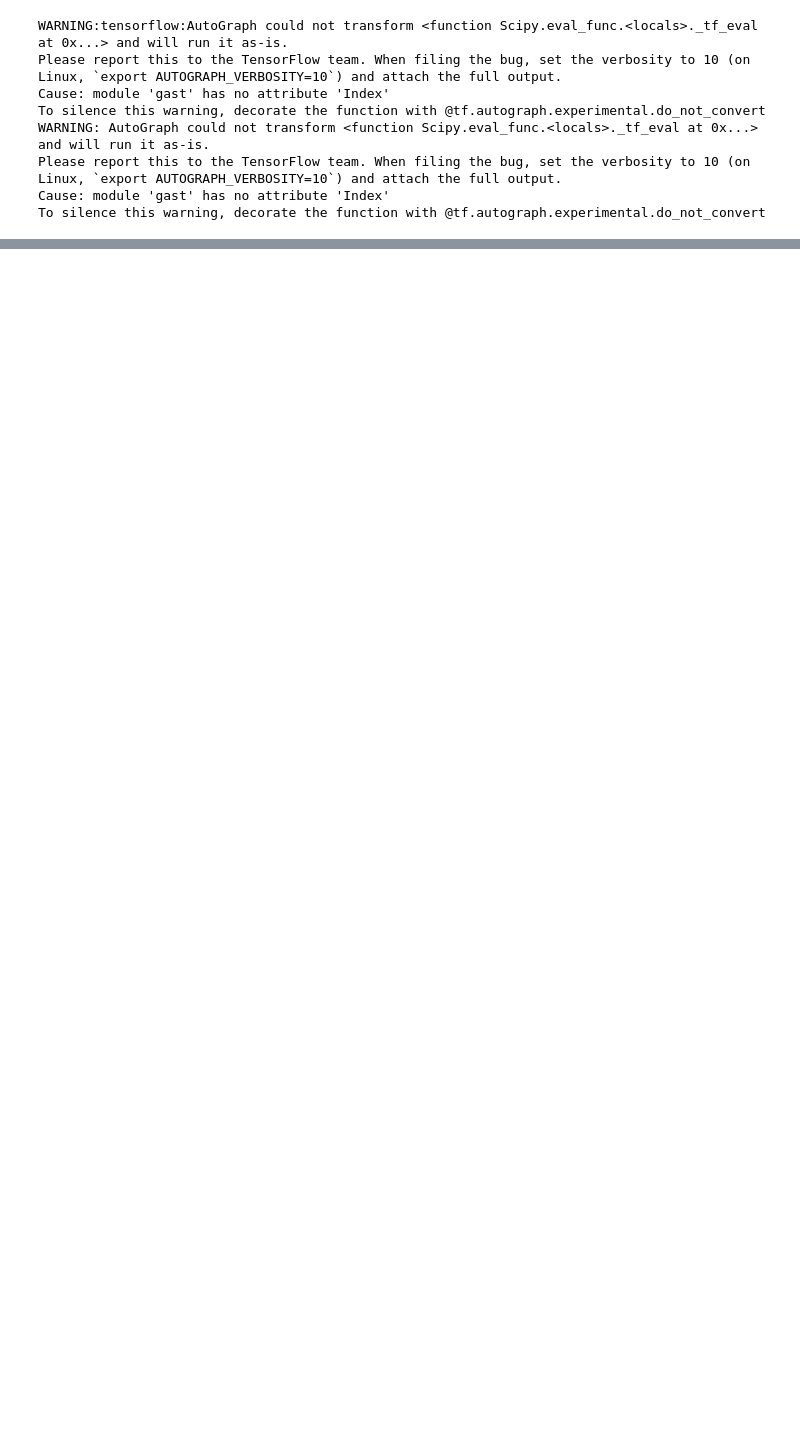
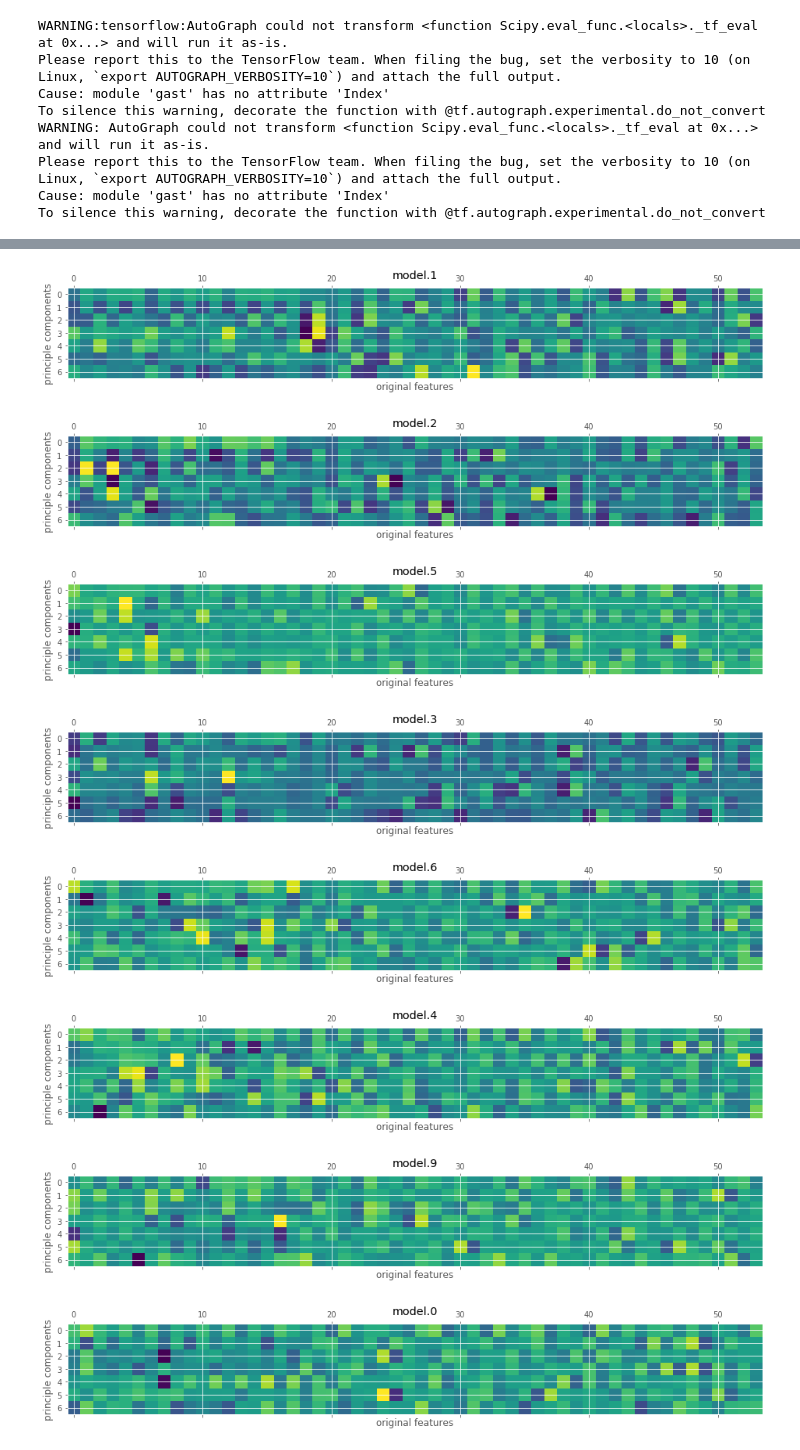
Before and after one commit to netrias/DOODL3, a Jupyter notebook: model_dynamics_analysis.ipynb, the cells around one changed output, grey strips where cells are left out. Saved outputs shown, nothing was run; the diff lists cells and outputs as text; code cells hidden in the pictures; blank space fills up the shorter version.

```diff
--- a/model_dynamics_analysis.ipynb
+++ b/model_dynamics_analysis.ipynb
@@ -96,0 +84,30 @@ plt.legend(loc="upper left");
+# %%
+import numpy as np
+df_list = []
+pc_list = []
+for model in df['model_id'].unique():
+    df_model = df[df['model_id']==model]
+    pca = PCA()
+    pca.fit_transform(df_model[cols])
+    sum_of_rows = np.abs(pca.components_).sum(axis=1)
+#     normalized_array = pca.components_ / sum_of_rows[:, np.newaxis]
+    normalized_array = pca.components_
+    plt.matshow(normalized_array,cmap='viridis')
+    df_temp = pd.DataFrame(normalized_array)
+    df_temp['model']=model
+    df_list.append(df_temp)
+    plt.ylabel('principle components')
+    plt.xlabel('original features')
+    plt.title(model)
+    plt.show()#
+    pc_list.append(pca.explained_variance_ratio_)
+df_pc_ex_components = pd.DataFrame(pc_list)
+# %% [output]
+[figure, added]
+[figure, added]
+[figure, added]
+[figure, added]
+[figure, added]
+[figure, added]
+[figure, added]
+[figure, added]
```
Also changed, not shown: parts of 35 cells of this notebook.
